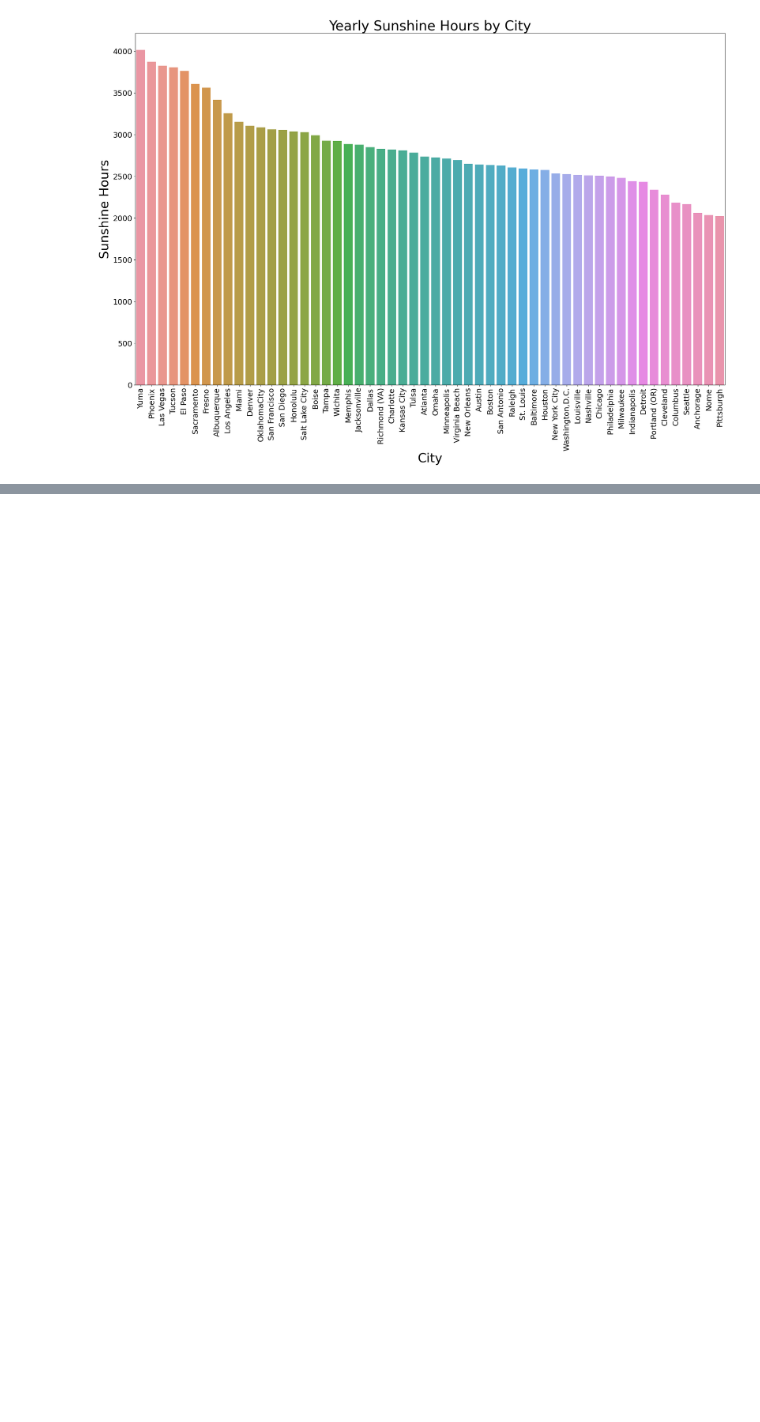
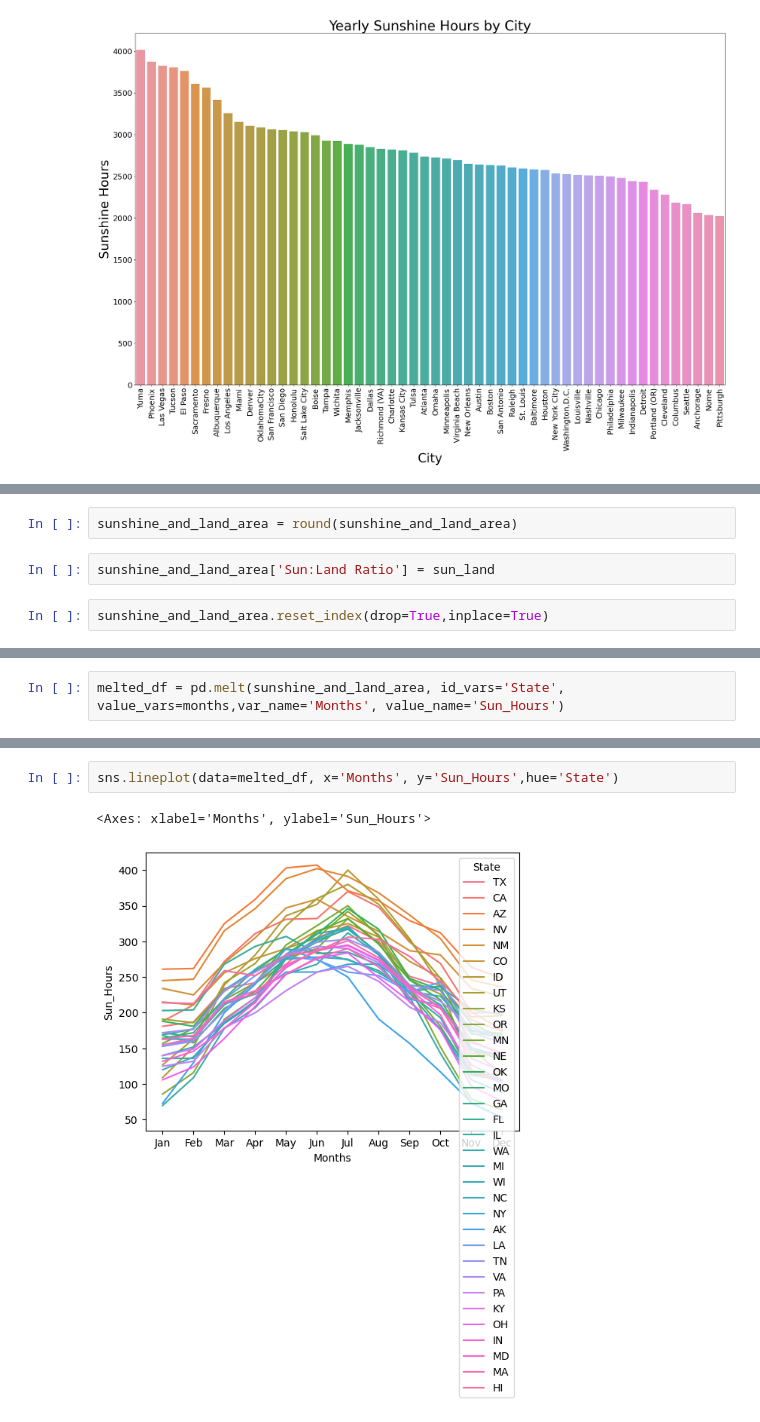
Before and after one commit to mainfranco/Capstone2, a Jupyter notebook: Capstone 2.ipynb, the cells around one changed output, grey strips where cells are left out. Cells and saved outputs as stored; diff of their text form; blank space fills up the shorter version.

```diff
--- a/Capstone 2.ipynb
+++ b/Capstone 2.ipynb
@@ -789,0 +792,6 @@ total_sunshine_hours_city.sort_values(by='total sunshine hours', ascending=False
+# %%
+sunshine_and_land_area = round(sunshine_and_land_area)
+# %%
+sunshine_and_land_area['Sun:Land Ratio'] = sun_land
+# %%
+sunshine_and_land_area.reset_index(drop=True,inplace=True)
@@ -789,0 +807,2 @@ total_sunshine_hours_city.sort_values(by='total sunshine hours', ascending=False
+# %%
+melted_df = pd.melt(sunshine_and_land_area, id_vars='State', value_vars=months,var_name='Months', value_name='Sun_Hours')
@@ -789,0 +818,5 @@ total_sunshine_hours_city.sort_values(by='total sunshine hours', ascending=False
+# %%
+sns.lineplot(data=melted_df, x='Months', y='Sun_Hours',hue='State')
+# %% [output]
+<Axes: xlabel='Months', ylabel='Sun_Hours'>
+[figure, added]
```
Also changed, not shown: parts of 90 cells of this notebook.
